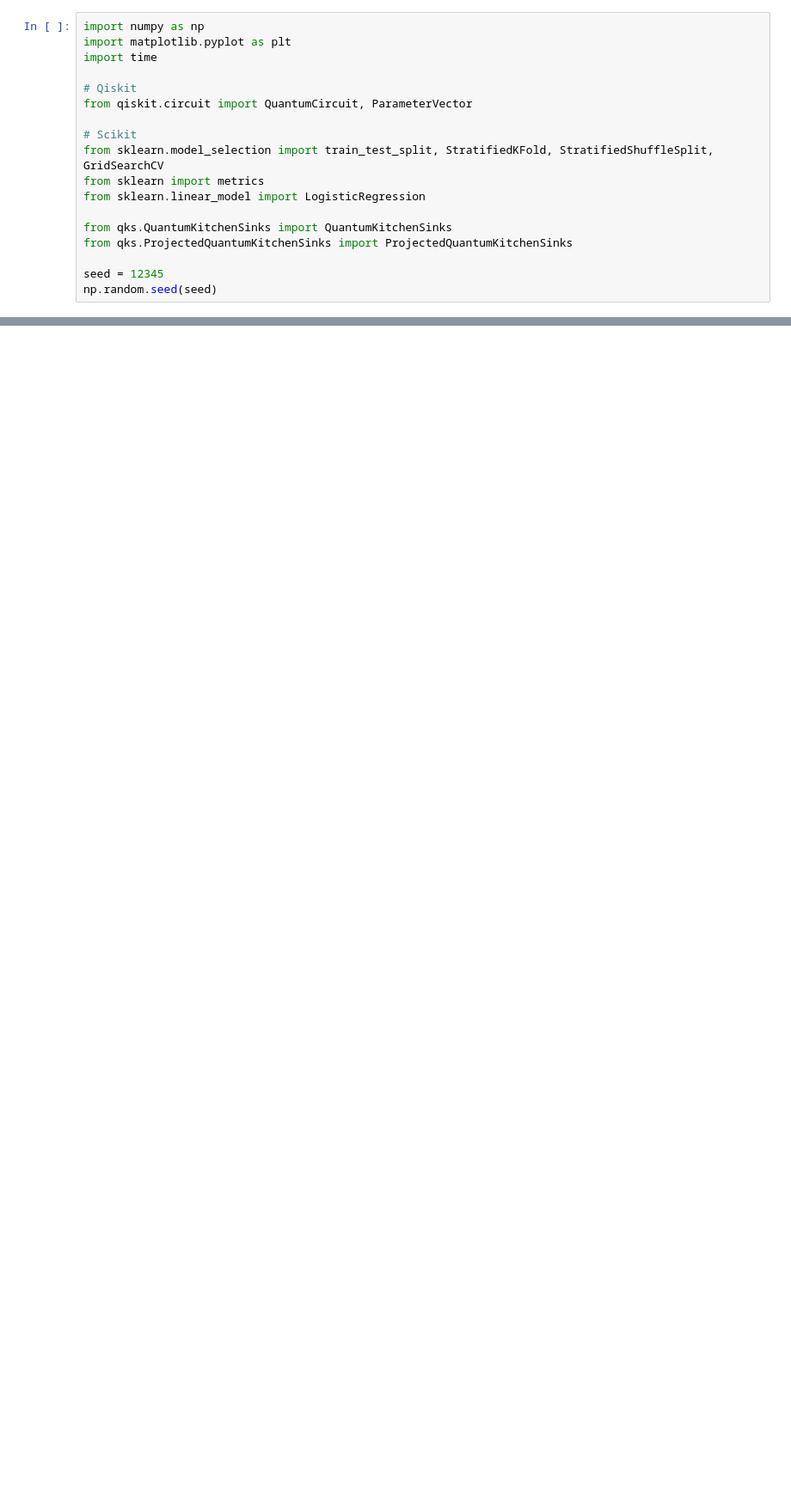
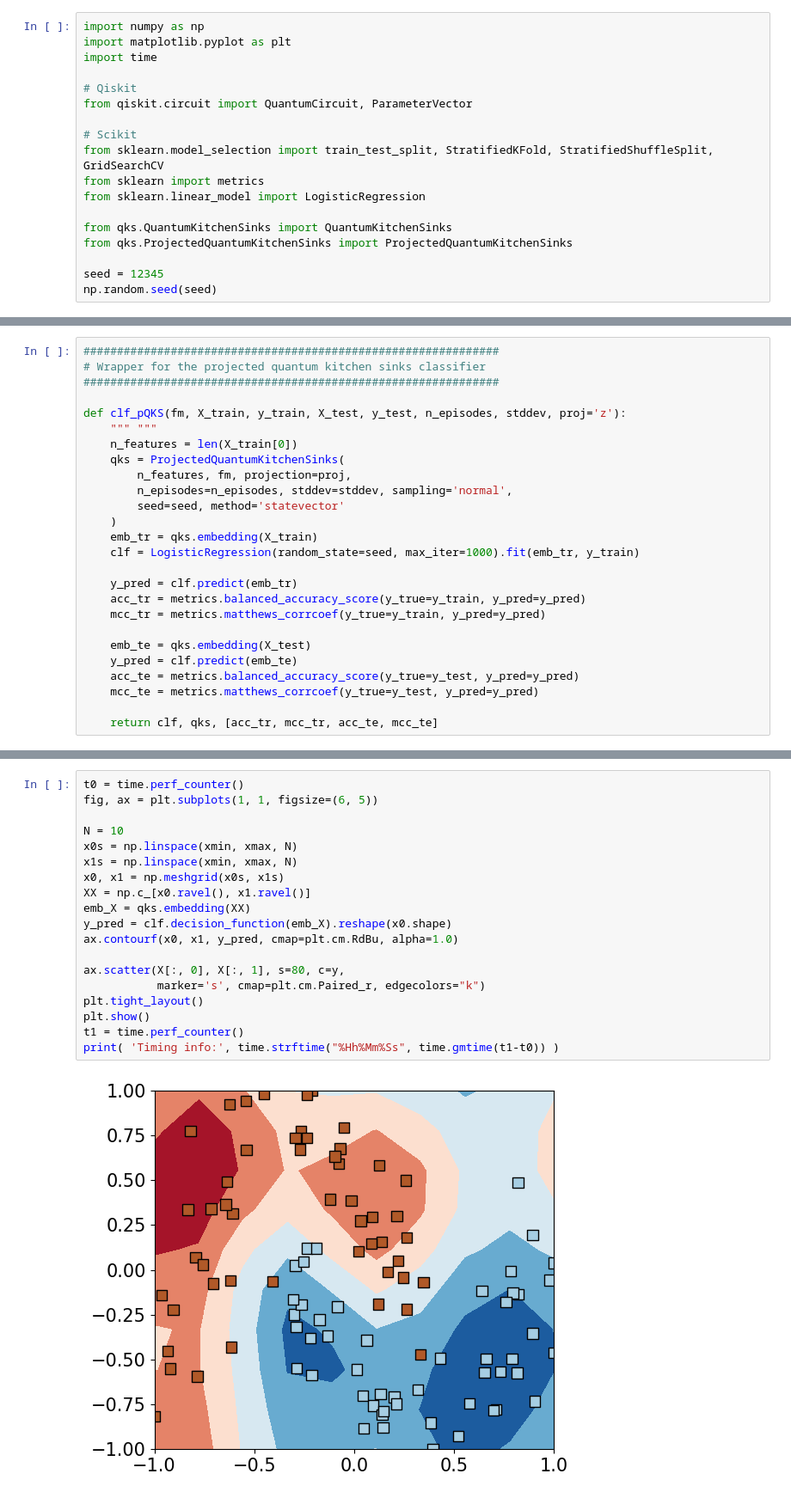
Before and after one commit to DmitriiNabok/QuantumKitchenSinks, a Jupyter notebook: tutorials/qks-moons.ipynb, the cells around one changed output, grey strips where cells are left out. Shown: that part at 86% size. Saved outputs shown, nothing was run; the diff lists cells and outputs as text; blank space fills up the shorter version.

```diff
--- a/tutorials/qks-moons.ipynb
+++ b/tutorials/qks-moons.ipynb
@@ -146,0 +222,26 @@ Timing info: 00h00m17s
+# %%
+##############################################################
+# Wrapper for the projected quantum kitchen sinks classifier
+##############################################################
+
+def clf_pQKS(fm, X_train, y_train, X_test, y_test, n_episodes, stddev, proj='z'):
+    """ """
+    n_features = len(X_train[0])
+    qks = ProjectedQuantumKitchenSinks(
+        n_features, fm, projection=proj,
+        n_episodes=n_episodes, stddev=stddev, sampling='normal',
+        seed=seed, method='statevector'
+    )
+    emb_tr = qks.embedding(X_train)
+    clf = LogisticRegression(random_state=seed, max_iter=1000).fit(emb_tr, y_train)
+
+    y_pred = clf.predict(emb_tr)
+    acc_tr = metrics.balanced_accuracy_score(y_true=y_train, y_pred=y_pred)
+    mcc_tr = metrics.matthews_corrcoef(y_true=y_train, y_pred=y_pred)
+
+    emb_te = qks.embedding(X_test)
+    y_pred = clf.predict(emb_te)
+    acc_te = metrics.balanced_accuracy_score(y_true=y_test, y_pred=y_pred)
+    mcc_te = metrics.matthews_corrcoef(y_true=y_test, y_pred=y_pred)
+
+    return clf, qks, [acc_tr, mcc_tr, acc_te, mcc_te]
@@ -146,0 +291,21 @@ Timing info: 00h00m17s
+# %%
+t0 = time.perf_counter()
+fig, ax = plt.subplots(1, 1, figsize=(6, 5))
+
+N = 10
+x0s = np.linspace(xmin, xmax, N)
+x1s = np.linspace(xmin, xmax, N)
+x0, x1 = np.meshgrid(x0s, x1s)
+XX = np.c_[x0.ravel(), x1.ravel()]
+emb_X = qks.embedding(XX)
+y_pred = clf.decision_function(emb_X).reshape(x0.shape)
+ax.contourf(x0, x1, y_pred, cmap=plt.cm.RdBu, alpha=1.0)
+
+ax.scatter(X[:, 0], X[:, 1], s=80, c=y,
+           marker='s', cmap=plt.cm.Paired_r, edgecolors="k")
+plt.tight_layout()
+plt.show()
+t1 = time.perf_counter()
+print( 'Timing info:', time.strftime("%Hh%Mm%Ss", time.gmtime(t1-t0)) )
+# %% [output]
+[figure, added]
```
Also changed, not shown: parts of 15 cells of this notebook, 3 other files.
